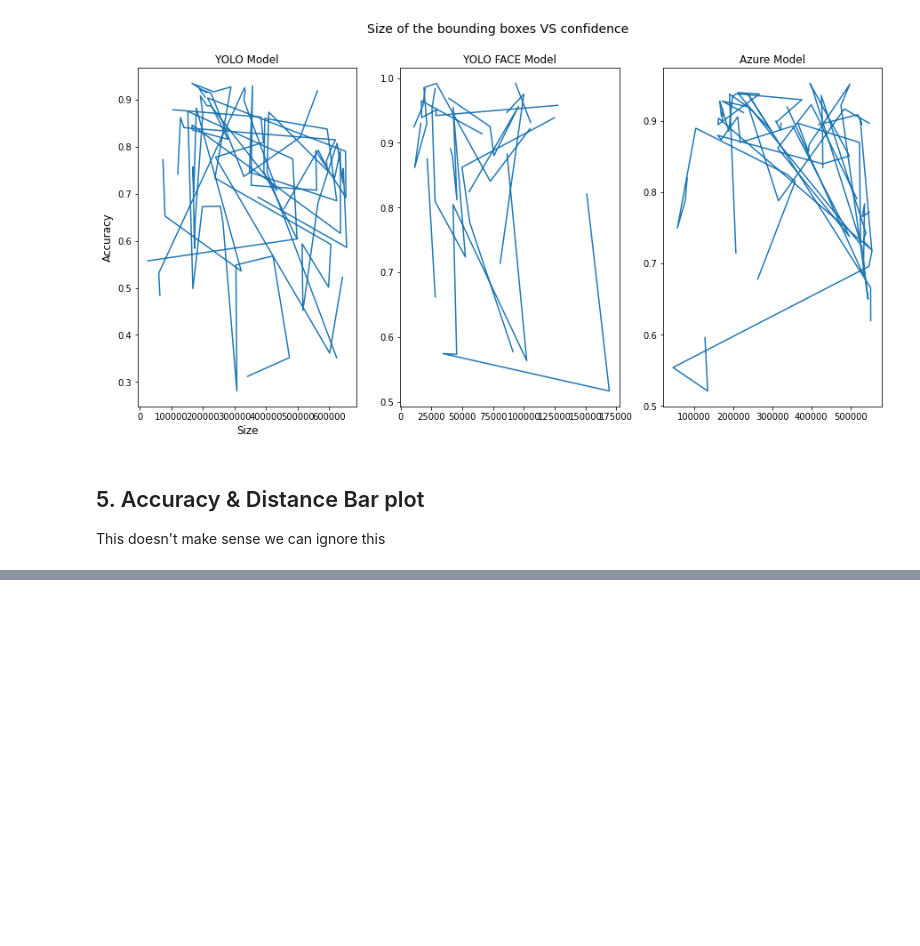
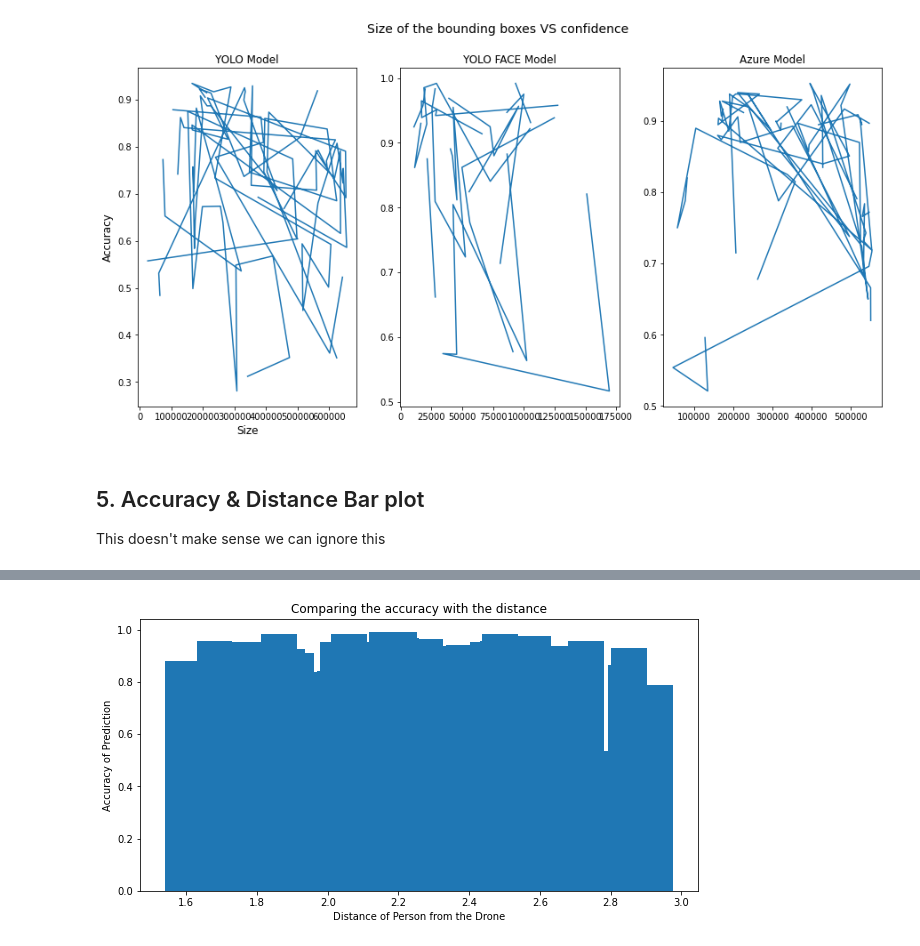
Before and after one commit to eumarassis/dgmd17-tello-objectdetection, a Jupyter notebook: ProjectEDA.ipynb, the cells around one changed output, grey strips where cells are left out. Cells and saved outputs as stored; diff of their text form; code cells hidden in the pictures; blank space fills up the shorter version.

```diff
--- a/ProjectEDA.ipynb
+++ b/ProjectEDA.ipynb
@@ -127,12 +137,14 @@ This doesn't make sense we can ignore this
 # %%
-# df_det = df[df['Model'] != 'DepthPerception']
+df_det = df[df['Model'] != 'DepthPerception']
 
-# fig = plt.figure(figsize = (10, 5))
+fig = plt.figure(figsize = (10, 5))
 
-# # creating the bar plot
-# plt.bar(df_det.total_intensity/100000000, df_det.confidence, width = 0.1)
+# creating the bar plot
+plt.bar(df_det.total_intensity/100000000, df_det.confidence, width = 0.1)
 
-# plt.xlabel("Distance of Person from the Drone")
-# plt.ylabel("Accuracy of Prediction")
-# plt.title("Comparing the accuracy with the distance")
-# plt.show()
+plt.xlabel("Distance of Person from the Drone")
+plt.ylabel("Accuracy of Prediction")
+plt.title("Comparing the accuracy with the distance")
+plt.show()
+# %% [output]
+[figure, added]
```
Also changed, not shown: parts of 1 cell of this notebook.
